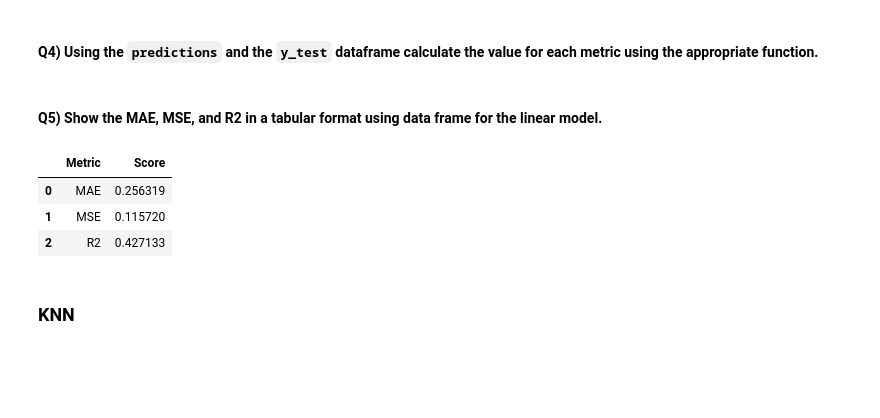
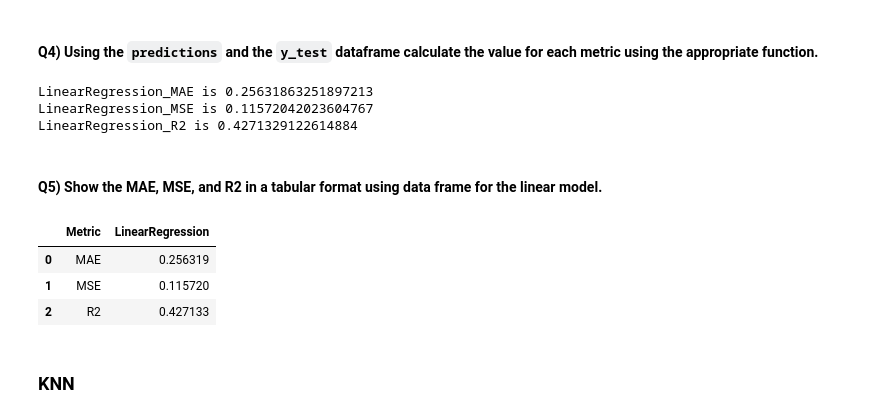
Before and after one commit to sayeraaznabi/coursera, a Jupyter notebook: Machine learning/Classification with python.ipynb, the cells around one changed output. Drawn from its saved outputs; the diff is of its cells as text; code cells hidden in the pictures; blank space fills up the shorter version.

```diff
--- a/Machine learning/Classification with python.ipynb
+++ b/Machine learning/Classification with python.ipynb
@@ -181,4 +184,4 @@ x_train, x_test, y_train, y_test = train_test_split(features, Y, test_size=0.2,
 #Enter Your Code, Execute and take the Screenshot
 # %%
 LinearReg = LinearRegression()
-LinearReg.fit(x_train, y_train)
+model=LinearReg.fit(x_train, y_train)
@@ -189,4 +190,5 @@ LinearRegression()
 # %%
 #Enter Your Code, Execute and take the Screenshot
 # %%
-predictions = LinearReg.predict(x_test)
+predictions = model.predict(x_test)
+predictions
@@ -195,19 +215,27 @@ predictions = LinearReg.predict(x_test)
 # %%
 #Enter Your Code, Execute and take the Screenshot
 # %%
-LinearRegression_MAE = metrics.mean_absolute_error(y_test, predictions)
-LinearRegression_MSE = metrics.mean_squared_error(y_test, predictions)
-LinearRegression_R2 = metrics.r2_score(y_test, predictions)
+LinearRegression_MAE = mean_absolute_error(y_test, predictions)
+print("LinearRegression_MAE is", LinearRegression_MAE)
+LinearRegression_MSE = mean_squared_error(y_test, predictions)
+print("LinearRegression_MSE is", LinearRegression_MSE)
+LinearRegression_R2 =  r2_score(y_test, predictions)
+print("LinearRegression_R2 is",LinearRegression_R2)
+# %% [output]
+LinearRegression_MAE is 0.25631863251897213
+LinearRegression_MSE is 0.11572042023604767
+LinearRegression_R2 is 0.4271329122614884
 # %% [markdown]
 #### Q5) Show the MAE, MSE, and R2 in a tabular format using data frame for the linear model.
 # %%
 #Enter Your Code, Execute and take the Screenshot
 # %%
-metrics = {'Metric': ['MAE', 'MSE', 'R2'], 'Score': [LinearRegression_MAE, LinearRegression_MSE, LinearRegression_R2]}
-Report = pd.DataFrame(metrics)
+Report = pd.DataFrame({'Metric': ['MAE', 'MSE', 'R2'],
+                           'LinearRegression': [LinearRegression_MAE,LinearRegression_MSE, LinearRegression_R2 ],
+                            })
 Report
 # %% [output]
-|  | Metric | Score |
+|  | Metric | LinearRegression |
 | 0 | MAE | 0.256319 |
 | 1 | MSE | 0.115720 |
 | 2 | R2 | 0.427133 |
```
Also changed, not shown: parts of 16 cells of this notebook.
